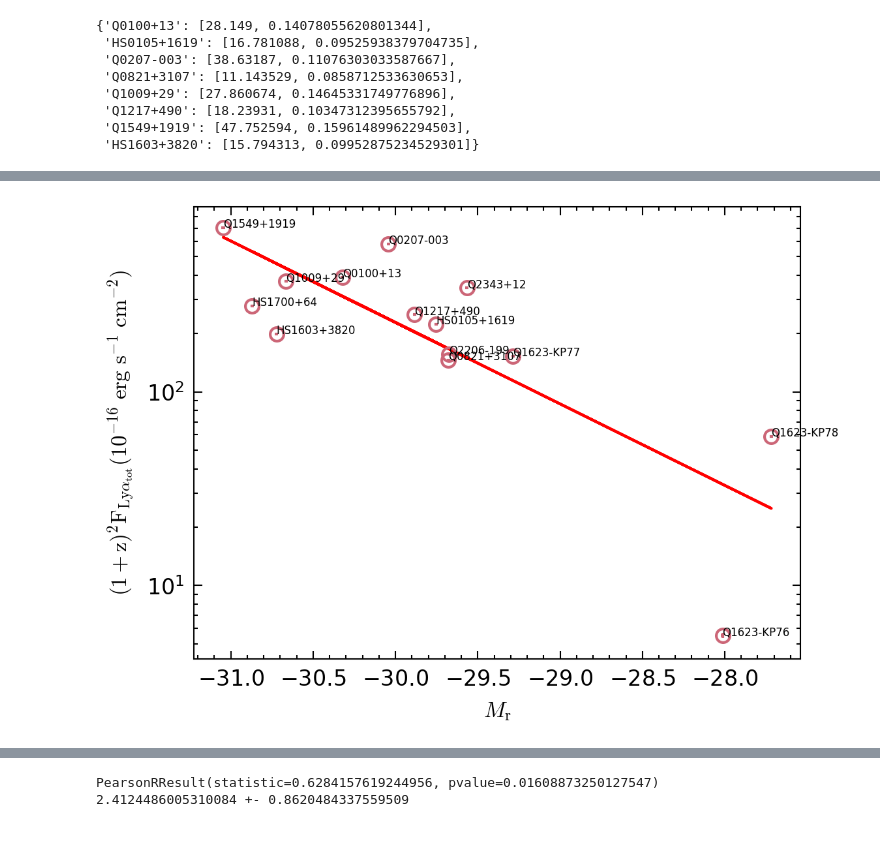
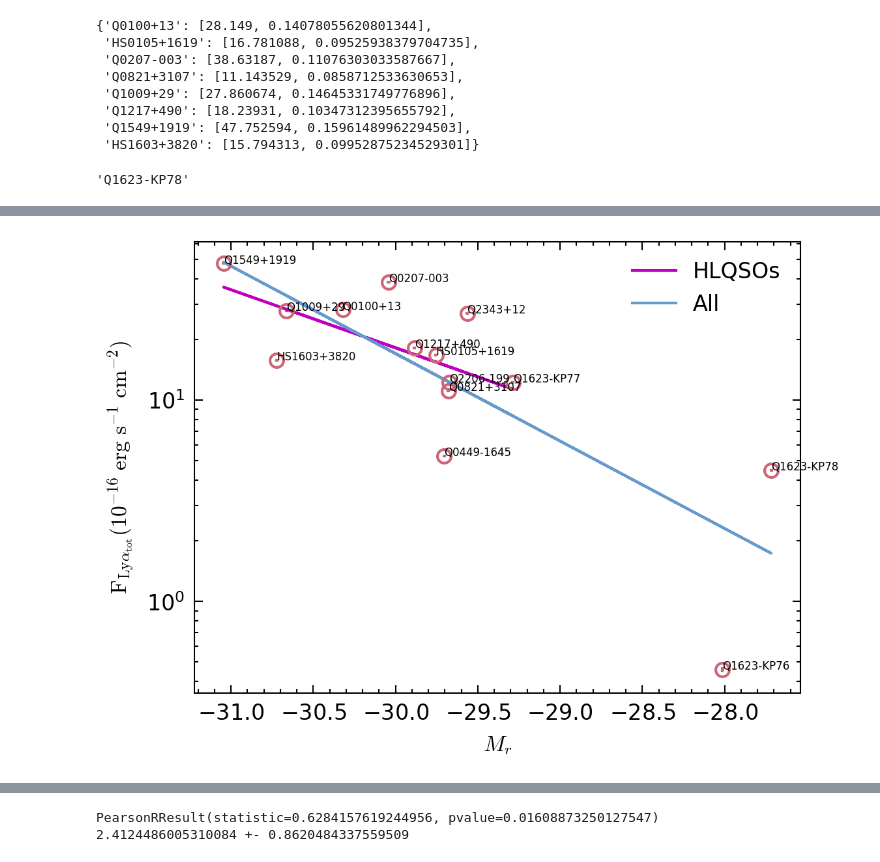
Before and after one commit to yuanzeding/KBSS_DataAnalysis, a Jupyter notebook: correlation.ipynb, the cells around one changed output, grey strips where cells are left out. Cells and saved outputs as stored; diff of their text form; code cells hidden in the pictures.

```diff
--- a/correlation.ipynb
+++ b/correlation.ipynb
@@ -138,7 +146,7 @@ type="HLQSO"
 qsos = ascii.read(KBSSpath+"/KCWI/qsos.kcwi",format="ipac")
 
 
-tid=["Q0100-BX160"]
+#tid=["Q0100-BX160"]
 
 # radius bin
 #rbin=np.logspace(-0.5,0.48,num=6)
@@ -146,8 +154,9 @@ rbin=np.arange(0.3,6.3,0.3)
 # windowsize to extract the Lya nebulae
 windowsize=6*u.arcsec
 
+idall=
 
-for id in tid:
+for id in id_all:
     sourcename=re.findall(r"-(.*)",id)[0]
     field=re.findall(r"(.*)-",id)[0]
     sentry=qsos[qsos["Name"]==sourcename]
@@ -1605,0 +1633,6 @@ fig.savefig(subdapath+"/PSFSub_FWHM_{}_{}_{}.pdf".format(linename,field,sname))
+# %%
+file="/disk/bifrost/yuanze/KBSS/Q0100/nirspec/q0100.ms_h.fits"
+
+hdu=fits.open(file)
+spec=hdu[0].data
+x = hdu[0].header["CRVAL1"] + (np.arange(hdu[0].data.shape[0])+1)*hdu[0].header["CD1_1"]
@@ -1627,8 +1820,10 @@ linename="Lya"
 windowsize=2
 
 rextract=3.5 #radius of arcsec to extract nuclear averaged SB
+#qsos_bright = ascii.read(KBSSpath+"/KCWI/qsos_bright_updated.list",format="ipac")
+qsos_bright = ascii.read(KBSSpath+"/KCWI/qsos_bright_updated.list",format="ipac")
 
-for id in id_HL:
+for id in ["Q0449-1645"]:#id_HL:
     sentry=qsos_bright[qsos_bright["Name"]==id]
     sourcename=id
     #sourcename=re.findall(r"-(.*)",id)[1]
@@ -1653,7 +1848,7 @@ for id in id_HL:
     else:
         subdapath=KBSSpath+"/"+field+"/QSO"
         cubefile = subdapath+"/{}-qso_icubes_wcs.fits".format(field.lower())
-        Subfile = subdapath+"/{}-qso_icubes_wcs.PSFCONTSub.fits".format(field.lower())
+        Subfile = subdapath+"/{}-qso_icubes_wcs_20.PSFCONTSub.fits".format(field.lower())
         varfile=subdapath+"/{}-qso_vcubes.fits".format(field.lower())
         Checkcube=fits.open(subdapath+"/{}-qso_icubes_wcs.PSFCONTSub.Objects_Id_{}.fits".format(field.lower(),linename))
         objcat=np.genfromtxt(subdapath+"/{}-qso_{}.cat".format(field.lower(),linename))
@@ -1884,6 +2058,10 @@ line_total_flux
  'Q1217+490': [18.23931, 0.10347312395655792],
  'Q1549+1919': [47.752594, 0.15961489962294503],
  'HS1603+3820': [15.794313, 0.09952875234529301]}
+# %%
+id
+# %% [output]
+'Q1623-KP78'
 # %%
 plt.style.use(["science",'no-latex'])
 plt.rcParams.update({
@@ -1898,9 +2076,12 @@ fy=[]
 fx=[]
 fyerr=[]
 #axs.errorbar(merged_set["MRs"],merged_set["Lyatot"]*0.1,xerr=merged_set["MRserr"],ms=1,lw=0.5,yerr=merged_set["Lyatoterr"]*0.1,fmt="^",label="KBSS-KCWI SFG")
-
+exclude=["Q1623-KP78","Q1623-KP76"]
+fyall=[]
+fxall=[]
+fyerrall=[]
 metrics=line_total_flux
-#metrics=outer_flux
+#metrics=inner_flux
 #metrics=S_MAXSB
 #metrics2=mstar_2
 #metrics1=mstar_1
@@ -1908,6 +2089,7 @@ ms=5
 photpath="/disk/bifrost/yuanze/KBSS/sedfit_master"
 tfs=4
 band="r"
+qsos_bright = ascii.read(KBSSpath+"/KCWI/qsos_bright_updated_full.list",format="ipac")
 for ind,id in enumerate(line_total_flux.keys()):
     #sourcename=re.findall(r"-(.*)",id)[0]
     sourcename=id
@@ -1918,24 +2100,37 @@ for ind,id in enumerate(line_total_flux.keys()):
         fieldnow = sentry["Field"][0]
        # if fieldnow=="Q1442" or fieldnow=="Q1009":
       #      continue
-        z = sentry["z_sys"][0]
-        y = metrics[sourcename][0]*(1+z)**2#/area[sourcename][2]*(1+z)**2
-        yerr = metrics[sourcename][1]*(1+z)**2#/area[sourcename][2]*(1+z)**2
+        #z = sentry["z_sys"][0]
+        y = metrics[sourcename][0]#*(1+z)**2#/area[sourcename][2]*(1+z)**2
+        yerr = metrics[sourcename][1]#*(1+z)**2#/area[sourcename][2]*(1+z)**2
 
 
         mu= 5.*np.log10(Planck18.luminosity_distance(sentry["z_sys"][0]).to(u.pc).value)-5 #distance modulus
         x = sentry[band][0]-mu
+        if band=="i":
+            try:
+                x=sentry["Mi"][0]
+            except:
+                mu= 5.*np.log10(Planck18.luminosity_distance(sentry["z_sys"][0]).to(u.pc).value)-5 #distance modulus
+                x = sentry[band][0]-mu
         xerr = 0.01
         #if y<0.1:
         #    continue
-        print(sourcename,":",sentry[band][0],sentry["z_sys"][0])
+        #print(sourcename,":",sentry[band][0],sentry["z_sys"][0])
 
 
 
-
-        fy.append(y)
-        fx.append(x)
-        fyerr.append(yerr)
+        if sourcename in exclude:
+            fyall.append(y)
+            fxall.append(x)
+            fyerrall.append(yerr)
+        else:
+            fy.append(y)
+            fx.append(x)
+            fyerr.append(yerr)
+            fyall.append(y)
+            fxall.append(x)
+            fyerrall.append(yerr)
 
         axs.errorbar(x,y,xerr=xerr,yerr=yerr,fmt="o",mfc="None",ms=ms,color=colorlst[0])
         axs.text(x,y,sourcename,fontsize=tfs)#transform=axs.transAxes,verticalalignment='top',horizontalalignment='right',fontsize=7)
@@ -1944,19 +2139,24 @@ from matplotlib.lines import Line2D
 #proxy_line1 = plt.plot([], [], marker="o",lw=0, mfc="None",ms=ms,color=colorlst[0], label="Type-1 AGN")
 #proxy_line2 = plt.plot([], [], marker="o",lw=0, mfc="None",ms=ms,color=colorlst[1], label="Type-2 AGN")
 #axs.legend()
-axs.set_xlabel(r"$M_{\rm %s}$"%band)
-axs.set_ylabel(r"$\rm(1+z)^{2} F_{Ly\alpha_{tot}} (10^{-16}~\rm erg~s^{-1}~cm^{-2})$")
+axs.set_xlabel(r"$M_{ %s}$"%band)
+#axs.set_ylabel(r"$\rm(1+z)^{2} F_{Ly\alpha_{tot}} (10^{-16}~\rm erg~s^{-1}~cm^{-2})$")
+axs.set_ylabel(r"$\rm F_{Ly\alpha_{tot}} (10^{-16}~\rm erg~s^{-1}~cm^{-2})$")
+
 #axs.set_xscale
 #axs.set_xlim([22,26])
 
 axs.set_yscale("log")
 
-
+resall=scipy.stats.linregress(fxall,np.log10(fyall))
 res=scipy.stats.linregress(fx,np.log10(fy))
 
-axs.plot(fx,10**(res.intercept+res.slope*np.array(fx)),"r")
+axs.plot(fx,10**(res.intercept+res.slope*np.array(fx)),"m",label="HLQSOs")
+
+axs.plot(fxall,10**(resall.intercept+resall.slope*np.array(fxall)),color=colorlst[2],label="All")
+
 #axs.set_yscale("log")
-
+axs.legend(loc="best")
 
 #axs.set_ylim([-1,10])
 #axs.set_yticks([5e-2,1e-1,1,5,10,100])
@@ -1966,6 +2166,9 @@ axs.plot(fx,10**(res.intercept+res.slope*np.array(fx)),"r")
 print(scipy.stats.pearsonr(fx,np.log10(fy)))
 print(res.slope/-2.5,r"+-",res.stderr/2.5)
 
+print(scipy.stats.pearsonr(fxall,np.log10(fyall)))
+print(resall.slope/-2.5,r"+-",resall.stderr/2.5)
+
 #axs.set_xscale("symlog")
-#fig.savefig(KBSSpath+"/fig/Lya_MRs.pdf")
+fig.savefig(KBSSpath+"/fig/Lya_MRs_HLQSOs.pdf")
 # %% [output]
@@ -1988 +2179 @@ PearsonRResult(statistic=-0.7944305263634641, pvalue=0.0006883924889346173)
-[figure, old version]
+[figure, new version]
```
Also changed, not shown: parts of 27 cells of this notebook, 52 other files.
